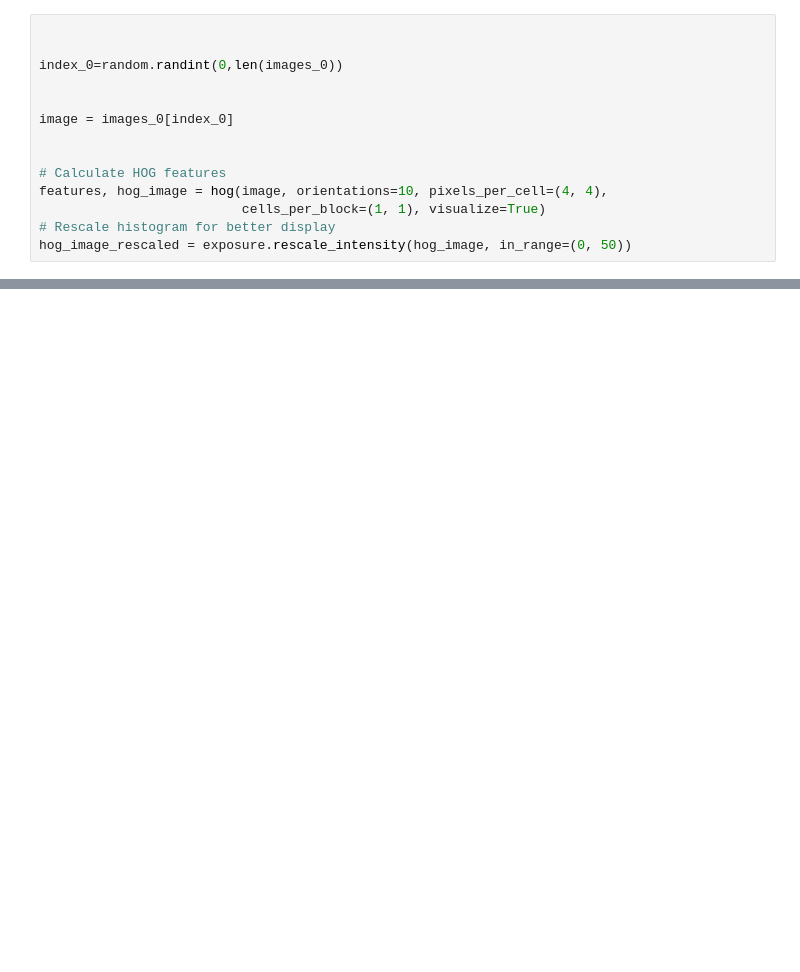
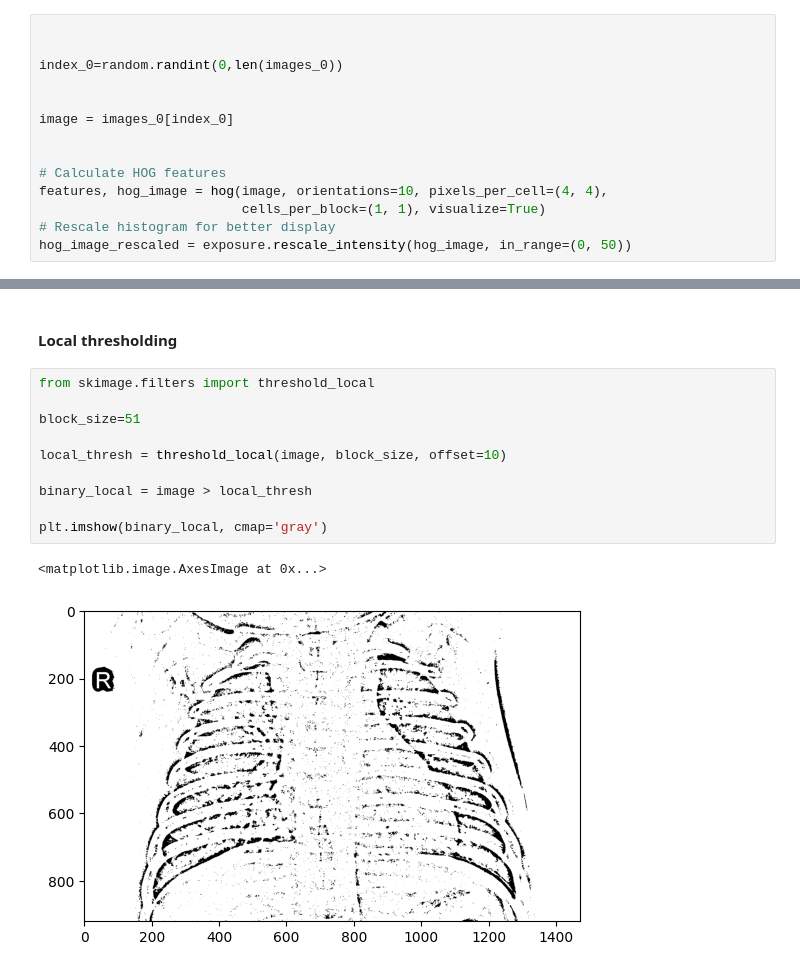
Before and after one commit to Iwaniukooo11/deep-learning_x-ray-images-pneumonia, a Jupyter notebook: eda/main.ipynb, the cells around one changed output, grey strips where cells are left out. Saved outputs shown, nothing was run; the diff lists cells and outputs as text; blank space fills up the shorter version.

```diff
--- a/eda/main.ipynb
+++ b/eda/main.ipynb
@@ -212,0 +238,15 @@ Note: you may need to restart the kernel to use updated packages.
+# %% [markdown]
+#### Local thresholding
+# %%
+from skimage.filters import threshold_local
+
+block_size=51
+
+local_thresh = threshold_local(image, block_size, offset=10)
+
+binary_local = image > local_thresh
+
+plt.imshow(binary_local, cmap='gray')
+# %% [output]
+<matplotlib.image.AxesImage at 0x...>
+[figure, added]
```
Also changed, not shown: parts of 24 cells of this notebook.
